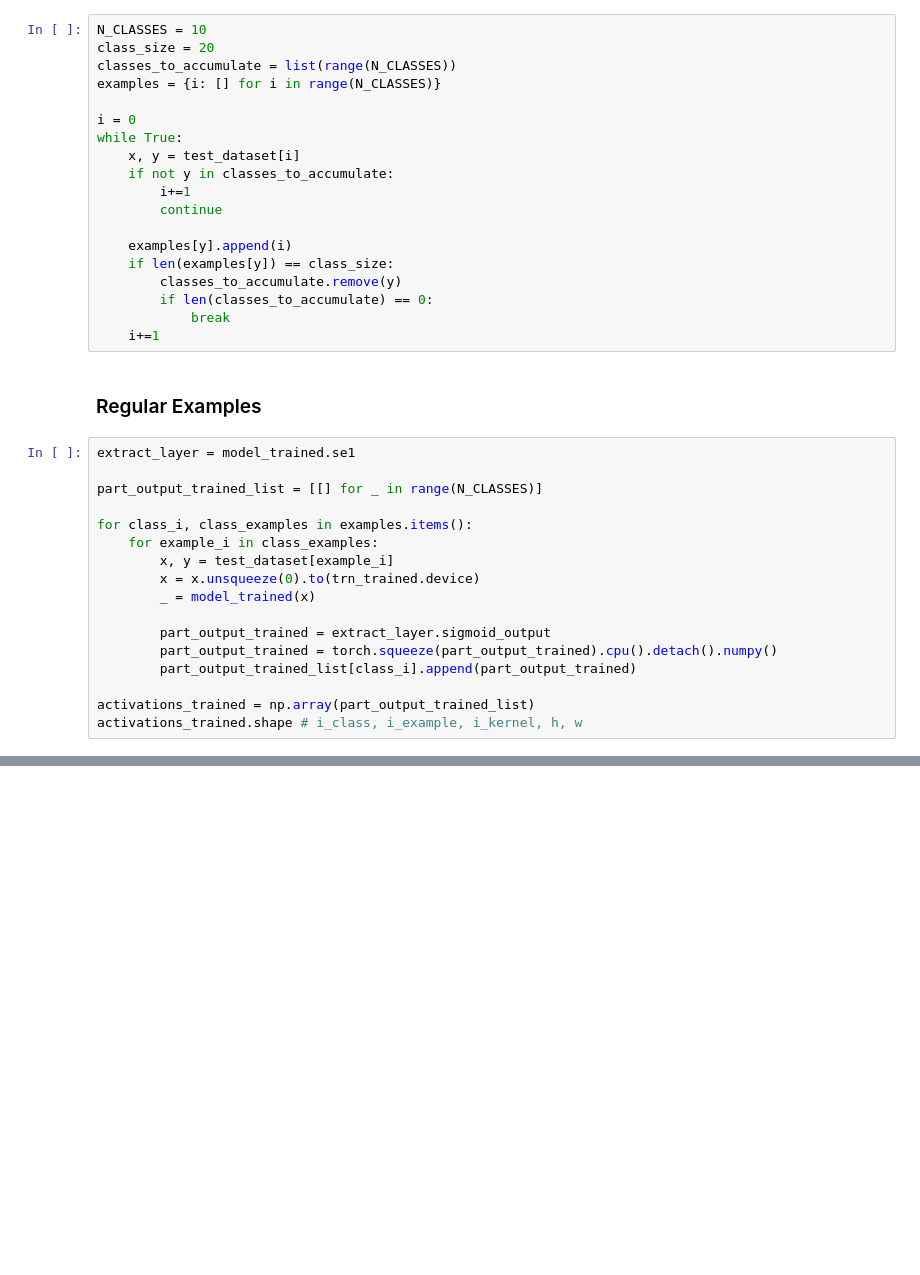
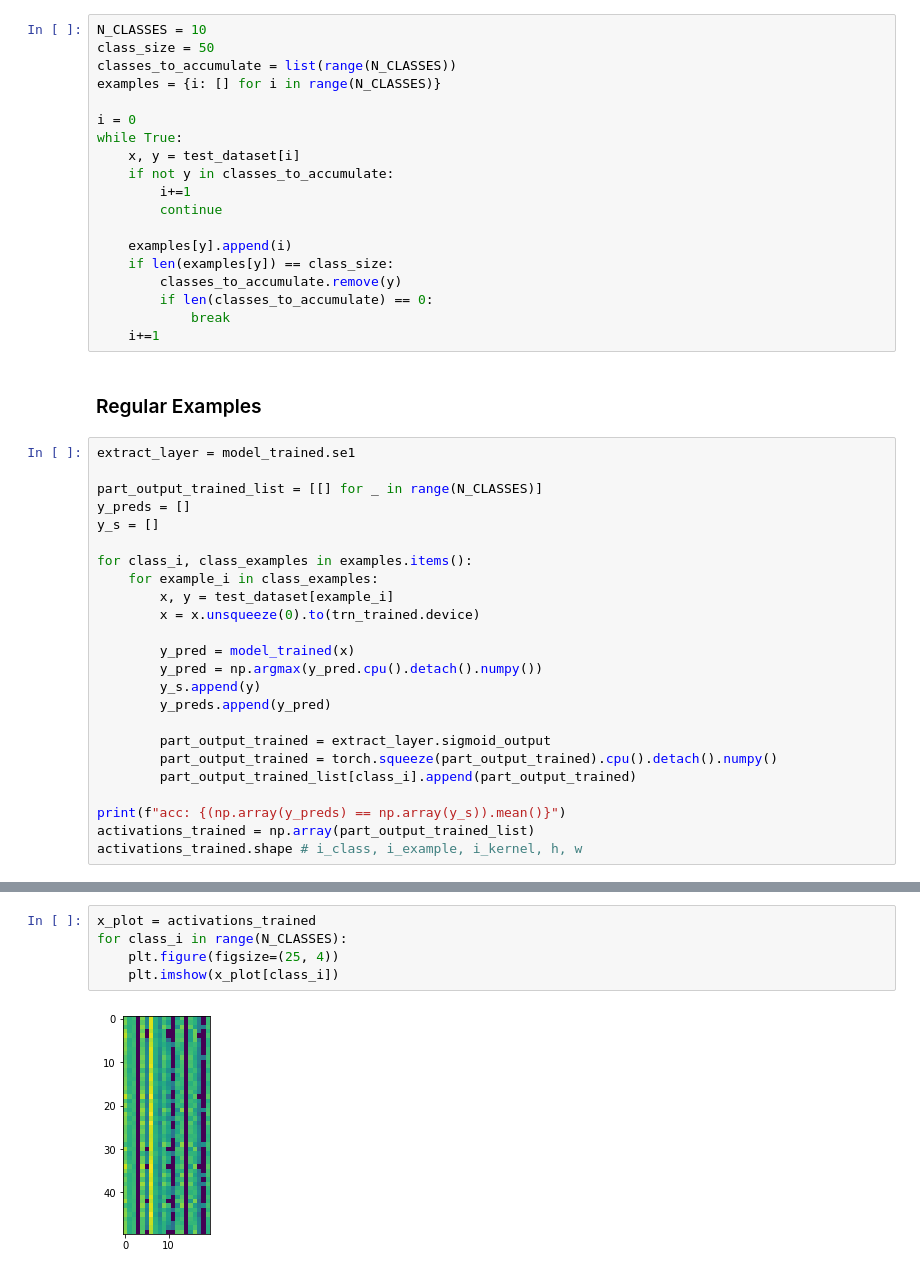
Before and after one commit to ozanzgur/adversarial_robustness, a Jupyter notebook: view_channel_use.ipynb, the cells around one changed output, grey strips where cells are left out. Drawn from its saved outputs; the diff is of its cells as text; blank space fills up the shorter version.

```diff
--- a/view_channel_use.ipynb
+++ b/view_channel_use.ipynb
@@ -55,7 +64,7 @@ def get_acc_autoattack(model, device, loader):
 ### Get samples from each class
 # %%
 N_CLASSES = 10
-class_size = 20
+class_size = 50
 classes_to_accumulate = list(range(N_CLASSES))
 examples = {i: [] for i in range(N_CLASSES)}
 
@@ -78,16 +87,23 @@ while True:
 extract_layer = model_trained.se1
 
 part_output_trained_list = [[] for _ in range(N_CLASSES)]
+y_preds = []
+y_s = []
 
 for class_i, class_examples in examples.items():
     for example_i in class_examples:
         x, y = test_dataset[example_i]
         x = x.unsqueeze(0).to(trn_trained.device)
-        _ = model_trained(x)
+
+        y_pred = model_trained(x)
+        y_pred = np.argmax(y_pred.cpu().detach().numpy())
+        y_s.append(y)
+        y_preds.append(y_pred)
 
         part_output_trained = extract_layer.sigmoid_output
         part_output_trained = torch.squeeze(part_output_trained).cpu().detach().numpy()
         part_output_trained_list[class_i].append(part_output_trained)
 
+print(f"acc: {(np.array(y_preds) == np.array(y_s)).mean()}")
 activations_trained = np.array(part_output_trained_list)
 activations_trained.shape # i_class, i_example, i_kernel, h, w
@@ -93,0 +113,7 @@ activations_trained.shape # i_class, i_example, i_kernel, h, w
+# %%
+x_plot = activations_trained
+for class_i in range(N_CLASSES):
+    plt.figure(figsize=(25, 4))
+    plt.imshow(x_plot[class_i])
+# %% [output]
+[figure, added]
```
Also changed, not shown: parts of 7 cells of this notebook, 2 other files.
